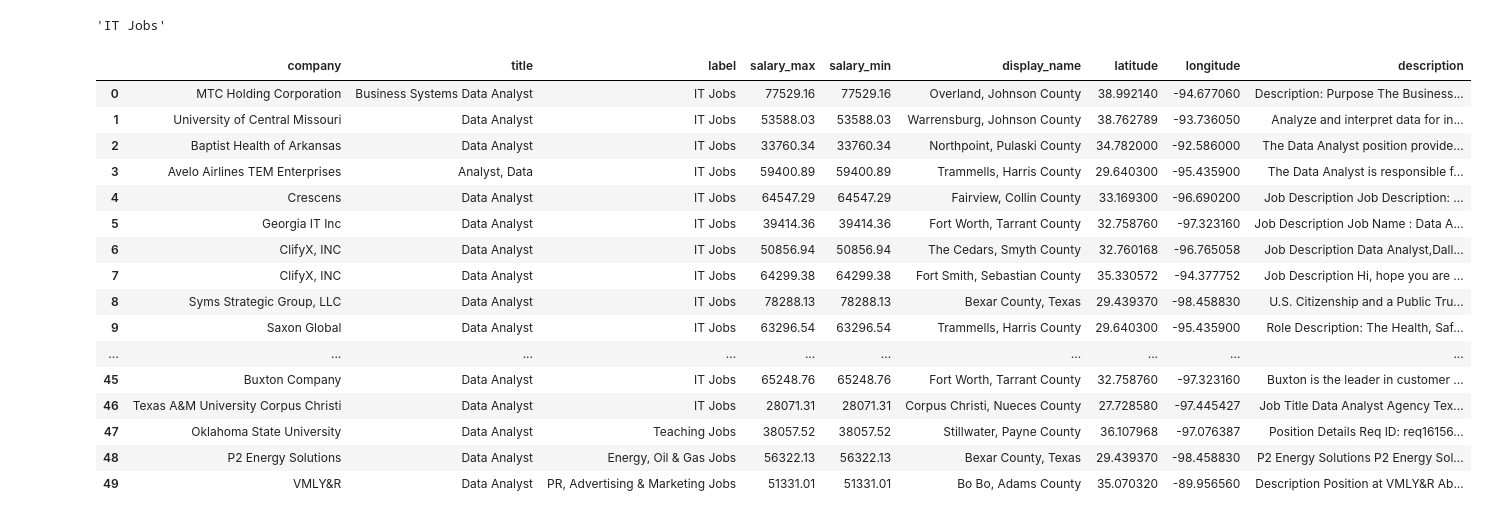
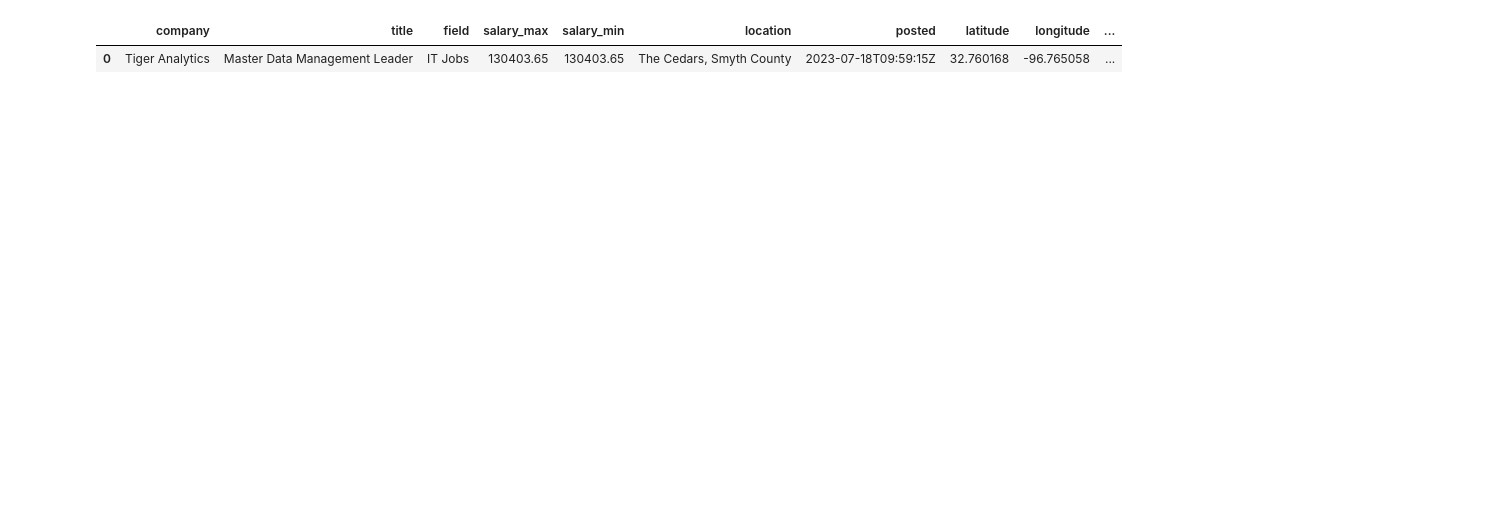
Before and after one commit to andres-raul-olvera/Job-Search-Analysis, a Jupyter notebook: test.ipynb, the cells around one changed output. Drawn from its saved outputs; the diff is of its cells as text; code cells hidden in the pictures; blank space fills up the shorter version.

```diff
--- a/test.ipynb
+++ b/test.ipynb
@@ -9,10 +11,11 @@ import pandas as pd
 # URL for GET requests to retrieve vehicle data
 baseurl = 'https://api.adzuna.com/v1/api'
 # testurl = "http://api.adzuna.com/v1/api/jobs/gb/categories?app_id=" + app_id + "&app_key=" + api_key + "&&content-type=application/json"
-resultsperpage = '800'
-zipcode = '75201'
-searchdistance = '500'
-testurl = "https://api.adzuna.com/v1/api/jobs/us/search/1?app_id=" + app_id + "&app_key=" + api_key + "&results_per_page=" + resultsperpage + "&what=data&what_and=analyst&where=" + zipcode + "&distance="+ searchdistance
+resultsperpage = '100'
+zipcode = '76011'
+searchdistance = '100'
+page = '2'
+testurl = "https://api.adzuna.com/v1/api/jobs/us/search/"+ page + "?app_id=" + app_id + "&app_key=" + api_key + "&results_per_page=" + resultsperpage + "&what=data&what_and=analyst&where=" + zipcode + "&distance="+ searchdistance
 # %%
 def request(x):
 	print(requests.get((x)))
@@ -45,66 +45,48 @@ print(json.dumps(response, indent=4, sort_keys=True))
-# %%
-response['results'][0]['category']['label']
-# %% [output]
-'IT Jobs'
 # %%
 response = requests.get(testurl).json()
 data = {
     'company': [],
     'title': [],
-    'label': [],
+    'field': [],
     'salary_max': [],
     'salary_min': [],
-    'display_name': [],
+    'location': [],
+    'posted' : [],
     'latitude': [],
     'longitude':[],
     'description':[],
 }
 
 for x in response['results']:
     try:
         company = x['company']['display_name']
-        label = x['category']['label']
+        title = x['title']
+        field = x['category']['label']
+        salary_max = x['salary_max']
+        salary_min = x['salary_min']
+        location = x['location']['display_name']
+        posted = x['created']
         latitude = x['latitude']
         longitude = x['longitude']
-        display_name = x['location']['display_name']
-        title = x['title']
-        salary_max = x['salary_max']
-        salary_min = x['salary_min']
         description = x['description']
 
         data['company'].append(company)
-        data['label'].append(label)
+        data['field'].append(field)
         data['latitude'].append(latitude)
         data['longitude'].append(longitude)
         data['title'].append(title)
-        data['display_name'].append(display_name)
+        data['location'].append(location)
         data['salary_max'].append(salary_max)
         data['salary_min'].append(salary_min)
         data['description'].append(description)
+        data['posted'].append(posted)
     except:
         None
 
 
-# pd.DataFrame(data).to_sql()
-
 df = pd.DataFrame(data)
 
-df
+df.head(1)
 # %% [output]
-|  | company | title | label | salary_max | salary_min | display_name | latitude | longitude | description |
-| 0 | MTC Holding Corporation | Business Systems Data Analyst | IT Jobs | 77529.16 | 77529.16 | Overland, Johnson County | 38.992140 | -94.677060 | Description: Purpose The Business... |
-| 1 | University of Central Missouri | Data Analyst | IT Jobs | 53588.03 | 53588.03 | Warrensburg, Johnson County | 38.762789 | -93.736050 | Analyze and interpret data for in... |
-| 2 | Baptist Health of Arkansas | Data Analyst | IT Jobs | 33760.34 | 33760.34 | Northpoint, Pulaski County | 34.782000 | -92.586000 | The Data Analyst position provide... |
-| 3 | Avelo Airlines TEM Enterprises | Analyst, Data | IT Jobs | 59400.89 | 59400.89 | Trammells, Harris County | 29.640300 | -95.435900 | The Data Analyst is responsible f... |
-| 4 | Crescens | Data Analyst | IT Jobs | 64547.29 | 64547.29 | Fairview, Collin County | 33.169300 | -96.690200 | Job Description Job Description: ... |
-| 5 | Georgia IT Inc | Data Analyst | IT Jobs | 39414.36 | 39414.36 | Fort Worth, Tarrant County | 32.758760 | -97.323160 | Job Description Job Name : Data A... |
-| 6 | ClifyX, INC | Data Analyst | IT Jobs | 50856.94 | 50856.94 | The Cedars, Smyth County | 32.760168 | -96.765058 | Job Description Data Analyst,Dall... |
-| 7 | ClifyX, INC | Data Analyst | IT Jobs | 64299.38 | 64299.38 | Fort Smith, Sebastian County | 35.330572 | -94.377752 | Job Description Hi, hope you are ... |
-| 8 | Syms Strategic Group, LLC | Data Analyst | IT Jobs | 78288.13 | 78288.13 | Bexar County, Texas | 29.439370 | -98.458830 | U.S. Citizenship and a Public Tru... |
-| 9 | Saxon Global | Data Analyst | IT Jobs | 63296.54 | 63296.54 | Trammells, Harris County | 29.640300 | -95.435900 | Role Description: The Health, Saf... |
-| ... | ... | ... | ... | ... | ... | ... | ... | ... | ... |
-| 45 | Buxton Company | Data Analyst | IT Jobs | 65248.76 | 65248.76 | Fort Worth, Tarrant County | 32.758760 | -97.323160 | Buxton is the leader in customer ... |
-| 46 | Texas A&M University Corpus Christi | Data Analyst | IT Jobs | 28071.31 | 28071.31 | Corpus Christi, Nueces County | 27.728580 | -97.445427 | Job Title Data Analyst Agency Tex... |
-| 47 | Oklahoma State University | Data Analyst | Teaching Jobs | 38057.52 | 38057.52 | Stillwater, Payne County | 36.107968 | -97.076387 | Position Details Req ID: req16156... |
-| 48 | P2 Energy Solutions | Data Analyst | Energy, Oil & Gas Jobs | 56322.13 | 56322.13 | Bexar County, Texas | 29.439370 | -98.458830 | P2 Energy Solutions P2 Energy Sol... |
-| 49 | VMLY&R | Data Analyst | PR, Advertising & Marketing Jobs | 51331.01 | 51331.01 | Bo Bo, Adams County | 35.070320 | -89.956560 | Description Position at VMLY&R Ab... |
+|  | company | title | field | salary_max | salary_min | location | posted | latitude | longitude | ... |
+| 0 | Tiger Analytics | Master Data Management Leader | IT Jobs | 130403.65 | 130403.65 | The Cedars, Smyth County | 2023-07-18T09:59:15Z | 32.760168 | -96.765058 | ... |
```
Also changed, not shown: parts of 8 cells of this notebook, 3 other files.
